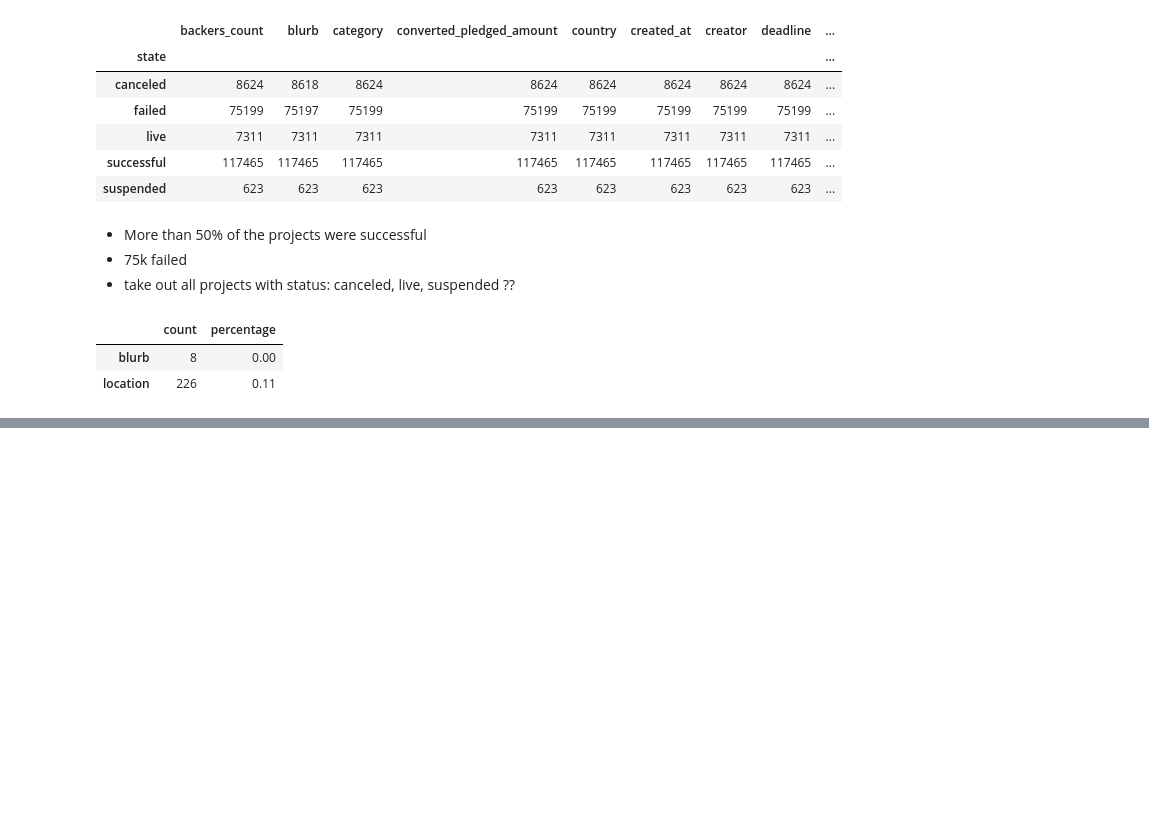
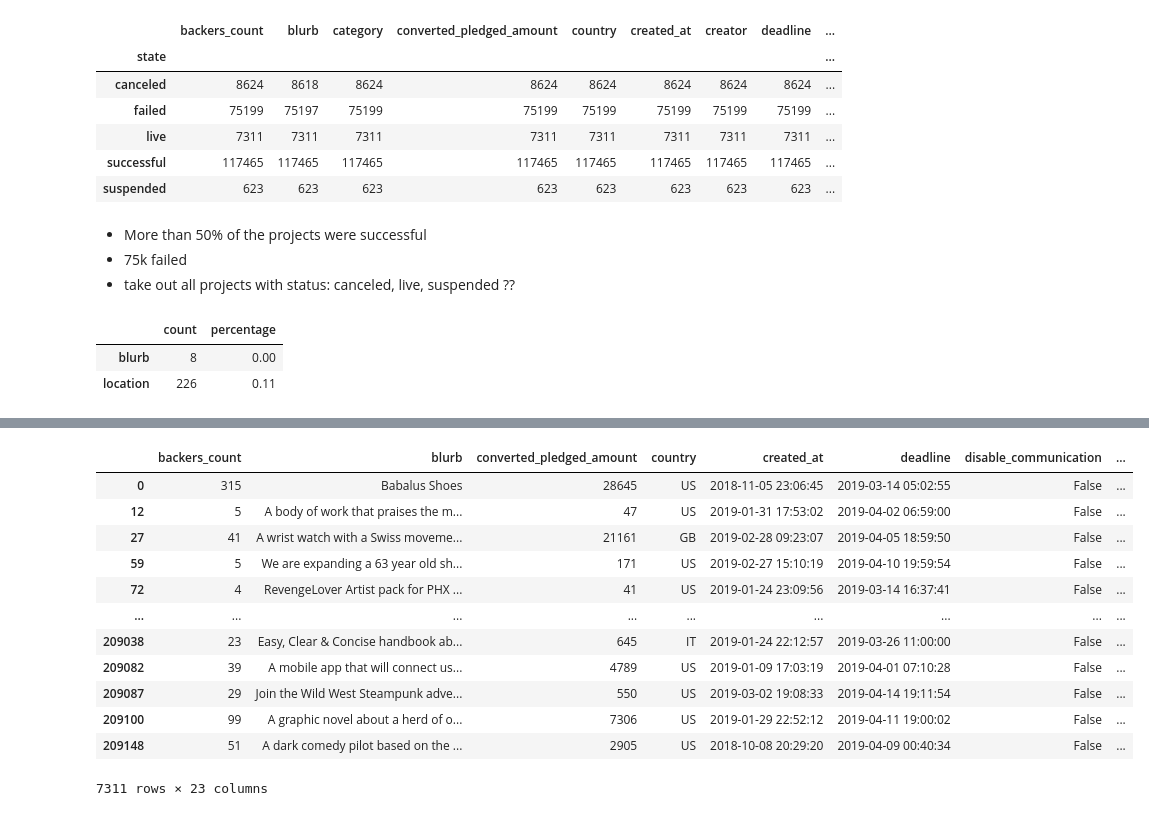
Before and after one commit to yvesgl1/kickstar, a Jupyter notebook: notebooks/EDA_Juliane.ipynb, the cells around one changed output, grey strips where cells are left out. Saved outputs shown, nothing was run; the diff lists cells and outputs as text; code cells hidden in the pictures; blank space fills up the shorter version.

```diff
--- a/notebooks/EDA_Juliane.ipynb
+++ b/notebooks/EDA_Juliane.ipynb
@@ -140,0 +329,4 @@ missing_values.query('count != 0')
+# %%
+#frame= frame.drop([('state' == 'canceled')])
+frame= frame.drop(frame[(frame.state == 'canceled')].index)
+frame= frame.drop(frame[(frame.state == 'suspended')].index)
@@ -140,0 +337,17 @@ missing_values.query('count != 0')
+# %%
+x= frame[frame['state']== 'live']
+x
+# %% [output]
+|  | backers_count | blurb | converted_pledged_amount | country | created_at | deadline | disable_communication | ... |
+| 0 | 315 | Babalus Shoes | 28645 | US | 2018-11-05 23:06:45 | 2019-03-14 05:02:55 | False | ... |
+| 12 | 5 | A body of work that praises the m... | 47 | US | 2019-01-31 17:53:02 | 2019-04-02 06:59:00 | False | ... |
+| 27 | 41 | A wrist watch with a Swiss moveme... | 21161 | GB | 2019-02-28 09:23:07 | 2019-04-05 18:59:50 | False | ... |
+| 59 | 5 | We are expanding a 63 year old sh... | 171 | US | 2019-02-27 15:10:19 | 2019-04-10 19:59:54 | False | ... |
+| 72 | 4 | RevengeLover Artist pack for PHX ... | 41 | US | 2019-01-24 23:09:56 | 2019-03-14 16:37:41 | False | ... |
+| ... | ... | ... | ... | ... | ... | ... | ... | ... |
+| 209038 | 23 | Easy, Clear & Concise handbook ab... | 645 | IT | 2019-01-24 22:12:57 | 2019-03-26 11:00:00 | False | ... |
+| 209082 | 39 | A mobile app that will connect us... | 4789 | US | 2019-01-09 17:03:19 | 2019-04-01 07:10:28 | False | ... |
+| 209087 | 29 | Join the Wild West Steampunk adve... | 550 | US | 2019-03-02 19:08:33 | 2019-04-14 19:11:54 | False | ... |
+| 209100 | 99 | A graphic novel about a herd of o... | 7306 | US | 2019-01-29 22:52:12 | 2019-04-11 19:00:02 | False | ... |
+| 209148 | 51 | A dark comedy pilot based on the ... | 2905 | US | 2018-10-08 20:29:20 | 2019-04-09 00:40:34 | False | ... |
+7311 rows × 23 columns
```
Also changed, not shown: parts of 28 cells of this notebook.
